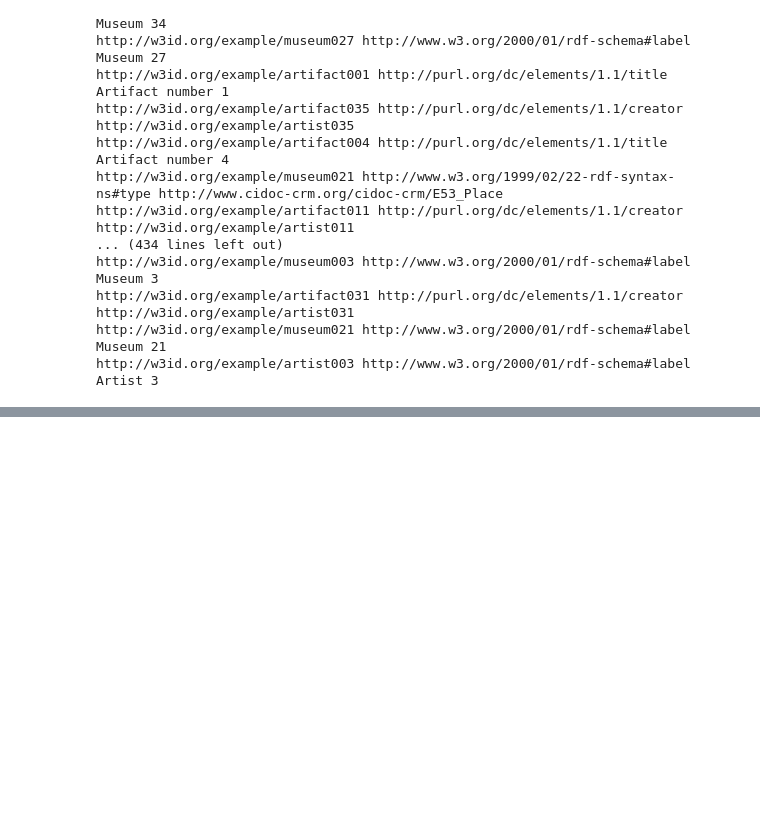
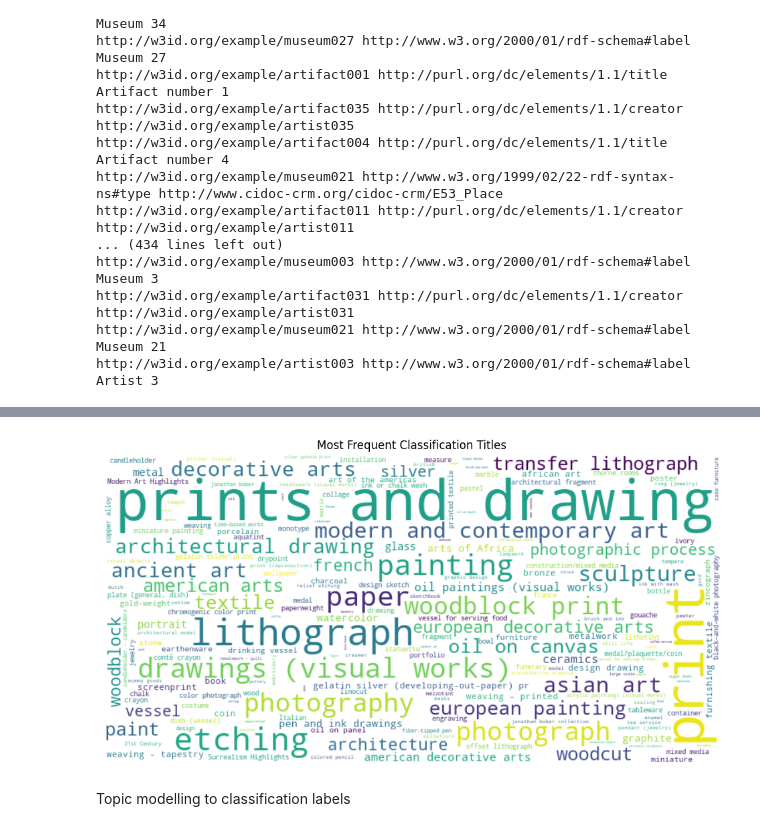
Before and after one commit to yfgann/ACTH25_project, a Jupyter notebook: main ziqi.ipynb, the cells around one changed output, grey strips where cells are left out. Saved outputs shown, nothing was run; the diff lists cells and outputs as text; code cells hidden in the pictures; blank space fills up the shorter version.

Commit message:
text based

```diff
--- a/main ziqi.ipynb
+++ b/main ziqi.ipynb
@@ -530,0 +605,31 @@ http://w3id.org/example/artist003 http://www.w3.org/2000/01/rdf-schema#label Art
+# %%
+import pandas as pd
+from wordcloud import WordCloud
+import matplotlib.pyplot as plt
+
+df = pd.read_csv("aic_text_5000.csv")
+
+# join all the classification strings into one large string
+all_classifications = df['classification_titles'].dropna().astype(str).str.cat(sep=';')
+classifications_list = all_classifications.split(';')
+
+# Create a frequency dictionary
+freq_dict = {}
+for cls in classifications_list:
+    cls = cls.strip()
+    if cls:
+        freq_dict[cls] = freq_dict.get(cls, 0) + 1
+
+# Generate the word cloud
+wordcloud = WordCloud(width=800, height=400, background_color='white').generate_from_frequencies(freq_dict)
+
+# Plot the word cloud
+plt.figure(figsize=(12, 6))
+plt.imshow(wordcloud, interpolation='bilinear')
+plt.axis('off')
+plt.title('Most Frequent Classification Titles')
+plt.show()
+# %% [output]
+[figure, added]
+# %% [markdown]
+Topic modelling to classification labels
```
Also changed, not shown: parts of 5 cells of this notebook, 2 other files.
